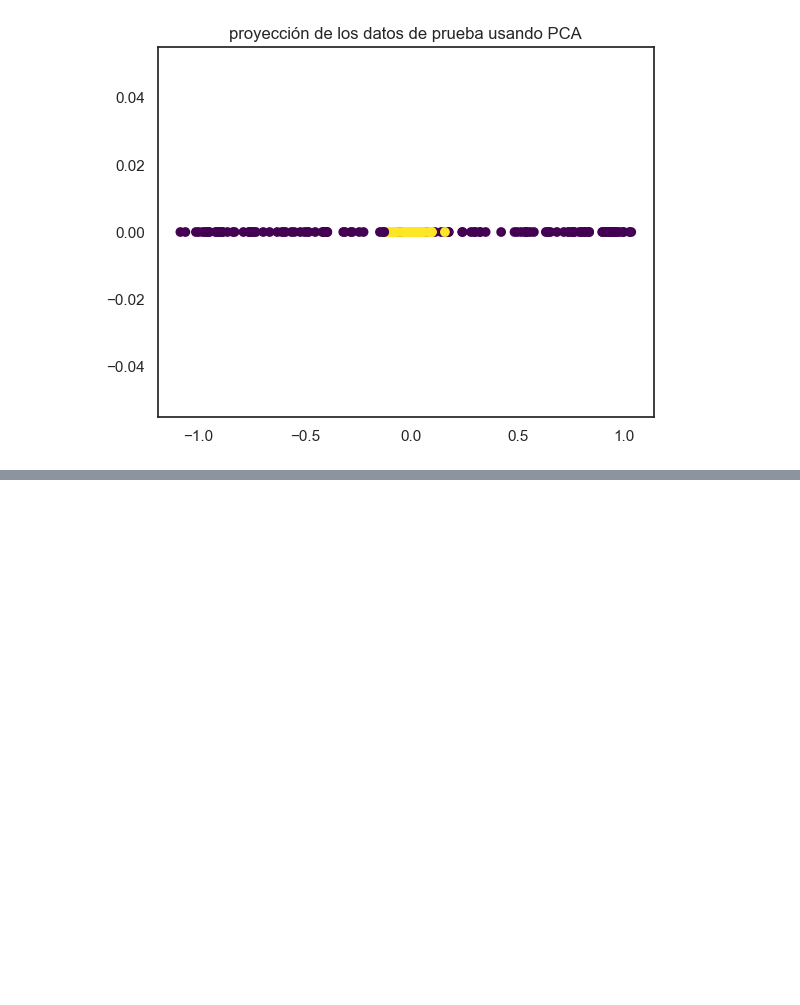
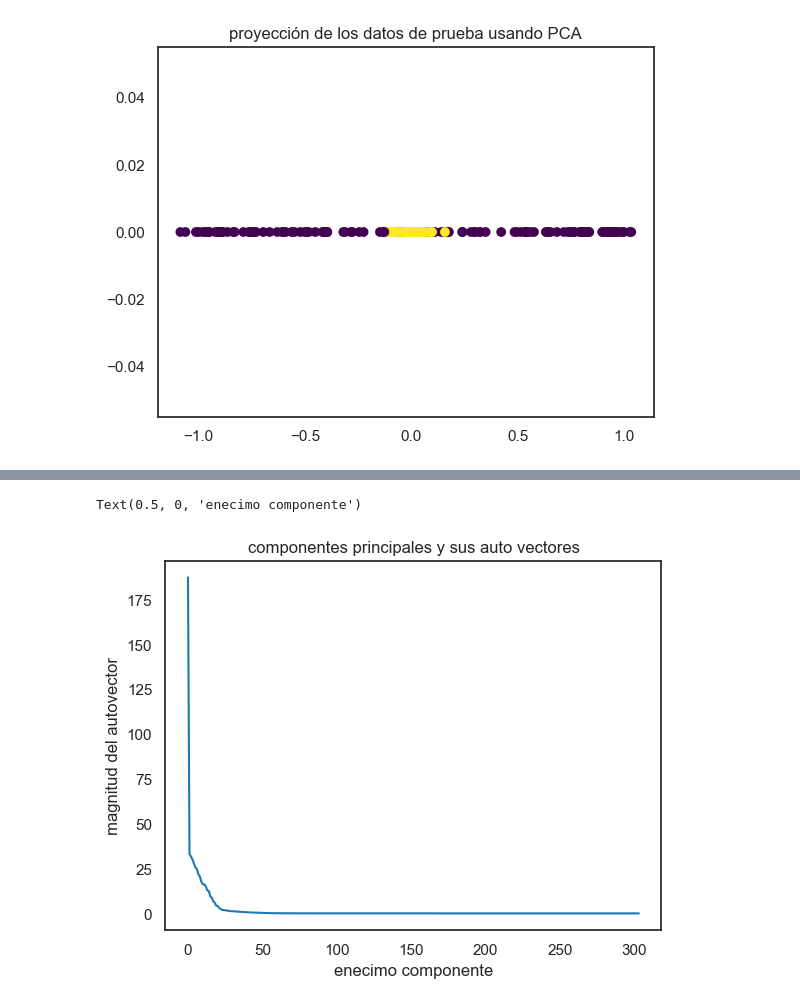
Before and after one commit to MrBloom911/TareasComputacional, a Jupyter notebook: PCA.ipynb, the cells around one changed output, grey strips where cells are left out. Saved outputs shown, nothing was run; the diff lists cells and outputs as text; code cells hidden in the pictures; blank space fills up the shorter version.

```diff
--- a/PCA.ipynb
+++ b/PCA.ipynb
@@ -94,0 +142,8 @@ Text(0.5, 1.0, 'proyección de los datos de prueba usando PCA')
+# %%
+plt.plot(kernel_pca.eigenvalues_)
+plt.title("componentes principales y sus auto vectores")
+plt.ylabel("magnitud del autovector")
+plt.xlabel("enecimo componente")
+# %% [output]
+Text(0.5, 0, 'enecimo componente')
+[figure, added]
```
Also changed, not shown: parts of 20 cells of this notebook.
